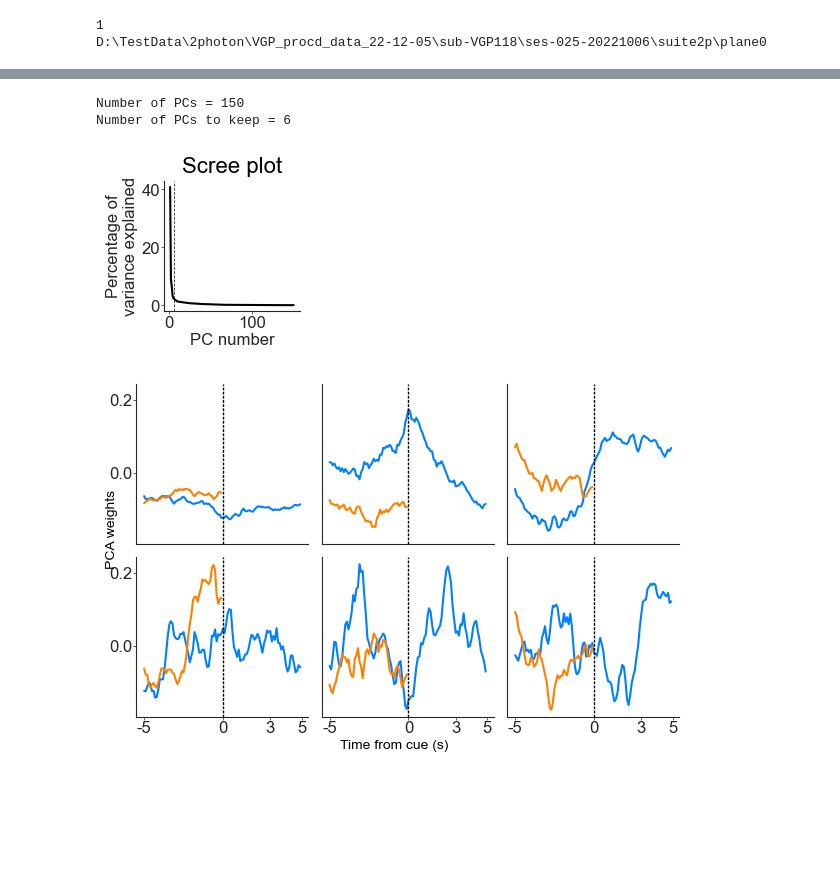
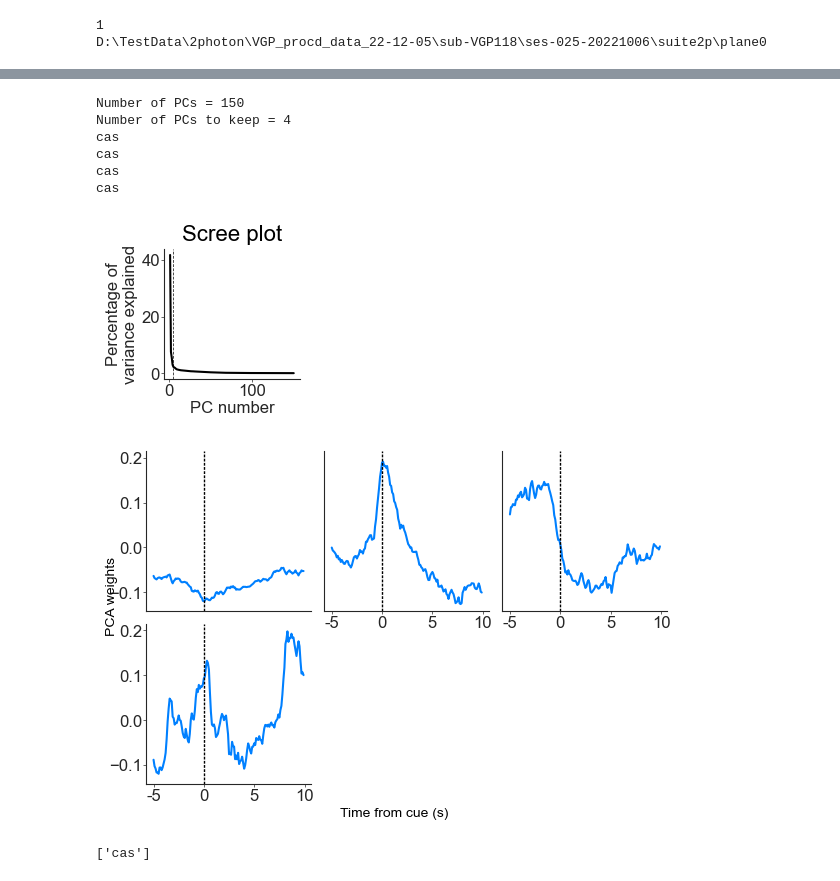
Before and after one commit to jetsetmette/VGP, a Jupyter notebook: notebooks/prep_for_spectral_cluster.ipynb, the cells around one changed output, grey strips where cells are left out. Cells and saved outputs as stored; diff of their text form; code cells hidden in the pictures; blank space fills up the shorter version.

```diff
--- a/notebooks/prep_for_spectral_cluster.ipynb
+++ b/notebooks/prep_for_spectral_cluster.ipynb
@@ -152,21 +111,0 @@ import re
-# %%
-sns.set_style('ticks')
-import matplotlib as mpl
-mpl.rcParams['axes.titlesize'] = 16
-mpl.rcParams['axes.labelsize'] = 12
-mpl.rcParams['xtick.labelsize'] = 12
-mpl.rcParams['ytick.labelsize'] = 12
-mpl.rcParams['legend.fontsize'] = 12
-mpl.rcParams['legend.labelspacing'] = 0.2
-mpl.rcParams['axes.labelpad'] = 2
-mpl.rcParams['xtick.major.size'] = 2
-mpl.rcParams['xtick.major.width'] = 0.5
-mpl.rcParams['xtick.major.pad'] = 1
-mpl.rcParams['ytick.major.size'] = 2
-mpl.rcParams['ytick.major.width'] = 0.5
-mpl.rcParams['ytick.major.pad'] = 1
-mpl.rcParams['lines.scale_dashes'] = False
-mpl.rcParams['lines.dashed_pattern'] = (2, 1)
-mpl.rcParams['font.sans-serif'] = ['Arial']
-mpl.rcParams['pdf.fonttype'] = 42
-mpl.rcParams['text.color'] = 'k'
@@ -214,8 +114,8 @@ populationdata = all_cells
 # %%
 framerate = 10
 pre_window_size = 5*framerate # 3 seconds multipled by 5 frames. Corresponds to baseline prior to cues.
-window_size = 100 # Total number of frames plotted around a cue
-frames_to_reward = 3*framerate # 3 seconds until reward after CS+
+window_size = 150 # Total number of frames plotted around a cue
+frames_to_reward = 5*framerate # 3 seconds until reward after CS+
 
 sortwindow = [pre_window_size, pre_window_size + frames_to_reward] # Sort responses between CS+ onset and reward.
 sortresponse = np.argsort(np.mean(populationdata[:,sortwindow[0]:sortwindow[1]], axis=1))[::-1]
@@ -223,7 +123,7 @@ sortresponse = np.argsort(np.mean(populationdata[:,sortwindow[0]:sortwindow[1]],
 
 cmax = 0.1 # Maximum colormap value.
 
-trial_types = ['CS+', 'CS-']
+trial_types = ['cas']
 # %%
 fig, axs = plt.subplots(2,2,figsize=(3*2,3*2), sharex='all', sharey='row')
 cbar_ax = fig.add_axes([0.86, .3, .01, .4])
@@ -284,7 +184,7 @@ elif load_savedpca_or_dopca == 'savedpca':
         pca = pickle.load(f)
 
 transformed_data = pca.transform(populationdata)
-with open(os.path.join(ROOT_FOLDER, 'transformed_data.pickle'), 'wb') as f:
+with open(os.path.join(ROOT_FOLDER, 'cas_transformed_data.pickle'), 'wb') as f:
         pickle.dump(transformed_data, f)
 
 pca_vectors = pca.components_
@@ -317,7 +217,7 @@ fig.subplots_adjust(bottom=0.25)
 fig.subplots_adjust(top=0.9)
 
 colors_for_key = {}
-colors_for_key['CS+'] = (0,0.5,1)
+colors_for_key['cas'] = (0,0.5,1)
 colors_for_key['CS-'] = (1,0.5,0)
 
 numcols = 3.0
@@ -326,40 +226,49 @@ fig, axs = plt.subplots(int(np.ceil(num_retained_pcs/numcols)), int(numcols), sh
 for pc in range(num_retained_pcs):
     ax = axs.flat[pc]
     for k, tempkey in enumerate(trial_types):
+        print(tempkey)
         ax.plot(pca_vectors[pc, k*window_size:(k+1)*window_size], color=colors_for_key[tempkey],
                 label='PC %d: %s'%(pc+1, tempkey))
     ax.axvline(pre_window_size, linestyle='--', color='k', linewidth=1)
     # ax.annotate(s='PC %d'%(pc+1), xy=(0.45, 0.06), xytext=(0.45, 0.06), xycoords='axes fraction',
     #            textcoords='axes fraction', multialignment='center', size='large')
     if pc >= num_retained_pcs-numcols:
         ax.set_xticks([0, pre_window_size,
                        pre_window_size + frames_to_reward, window_size])
         ax.set_xticklabels([str(int((a-pre_window_size+0.0)/framerate))
                              for a in [0, pre_window_size,
                                        pre_window_size + frames_to_reward, window_size]])
     else:
         ax.set_xticks([])
         ax.xaxis.set_ticks_position('none')
     if pc%numcols:
         ax.yaxis.set_ticks_position('none')
     # [i.set_linewidth(0.5) for i in ax.spines.itervalues()]
     ax.spines['right'].set_visible(False)
     ax.spines['top'].set_visible(False)
 
 
 fig.text(0.5, 0.05, 'Time from cue (s)', horizontalalignment='center', rotation='horizontal')
 fig.text(0.02, 0.6, 'PCA weights', verticalalignment='center', rotation='vertical')
 fig.tight_layout()
 for ax in axs.flat[num_retained_pcs:]:
     ax.set_visible(False)
 
 fig.subplots_adjust(wspace=0.08, hspace=0.08)
 fig.subplots_adjust(bottom=0.13)
 # %% [output]
 Number of PCs = 150
-Number of PCs to keep = 6
+Number of PCs to keep = 4
+cas
+cas
+cas
+cas
 [figure]
-[figure, old version]
+[figure, new version]
+# %%
+trial_types
+# %% [output]
+['cas']
 # %%
 transformed_data
 # %% [output]
```
Also changed, not shown: parts of 24 cells of this notebook, 2 other files.
